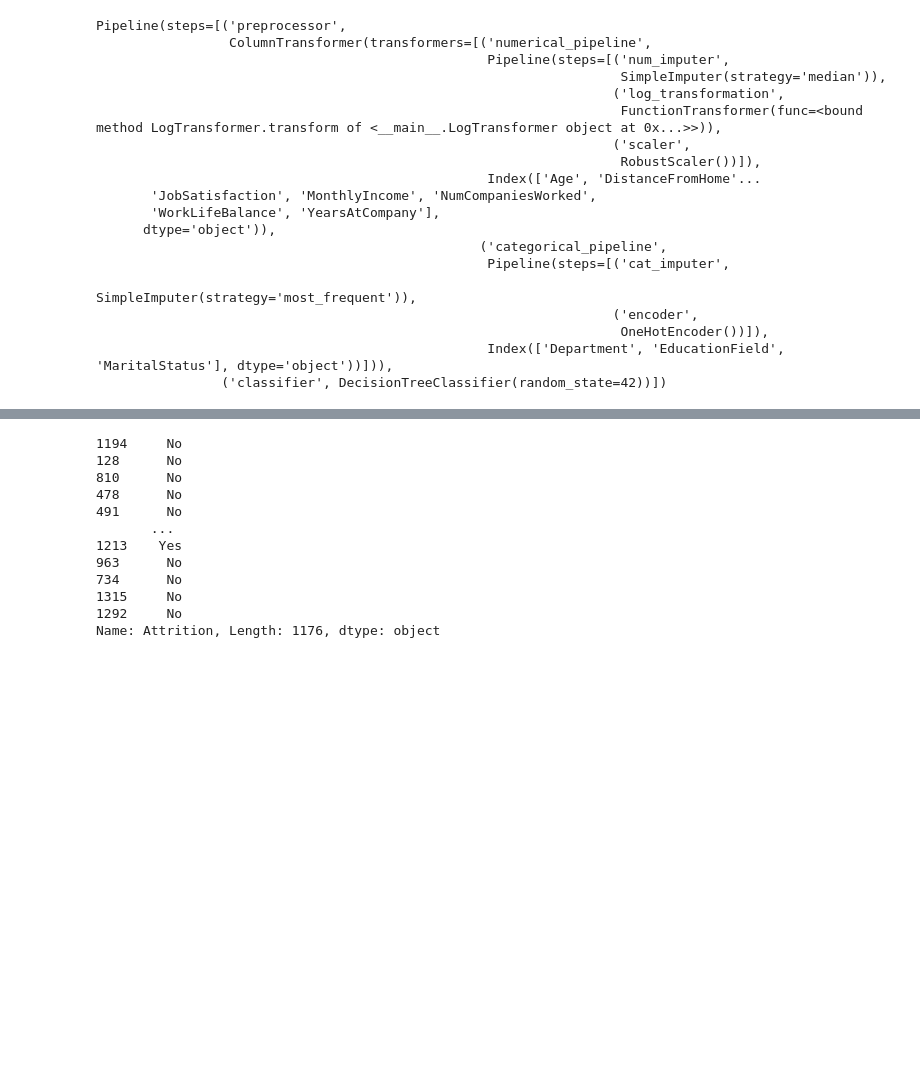
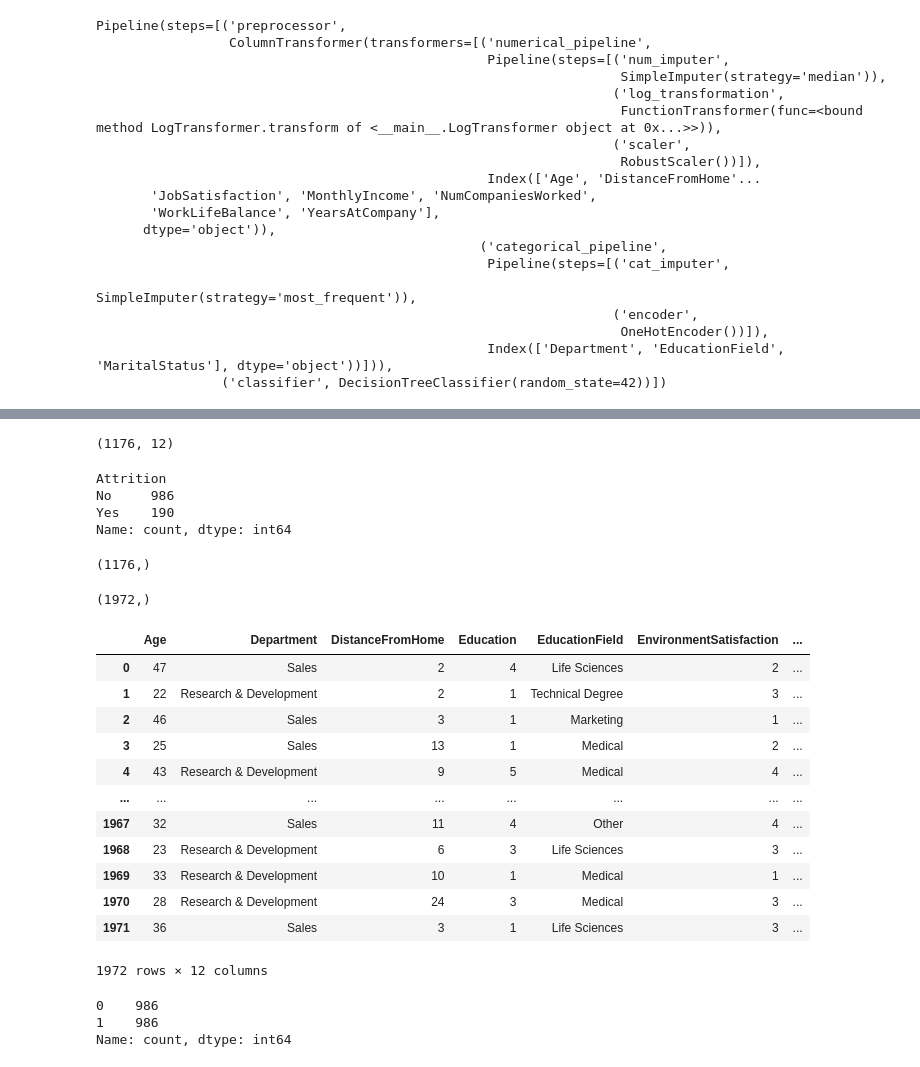
Before and after one commit to coderacheal/IBM-Attrition-Prediction, a Jupyter notebook: notebook.ipynb, the cells around one changed output, grey strips where cells are left out. Cells and saved outputs as stored; diff of their text form; code cells hidden in the pictures; blank space fills up the shorter version.

```diff
--- a/notebook.ipynb
+++ b/notebook.ipynb
@@ -507,15 +522,48 @@ print(classification_report())
+# %%
+X_train.shape
+# %% [output]
+(1176, 12)
 # %%
-y_train
+y_train.value_counts()
 # %% [output]
-1194     No
-128      No
-810      No
-478      No
-491      No
-       ...
-1213    Yes
-963      No
-734      No
-1315     No
-1292     No
-Name: Attrition, Length: 1176, dtype: object
+Attrition
+No     986
+Yes    190
+Name: count, dtype: int64
+# %%
+y_train_encoded.shape
+# %% [output]
+(1176,)
+# %%
+from imblearn.over_sampling import RandomOverSampler
+
+
+sampler = RandomOverSampler()
+
+X_train_resampled, y_train_resampled = sampler.fit_resample(X_train, y_train_encoded)
+# %%
+y_train_resampled.shape
+# %% [output]
+(1972,)
+# %%
+X_train_resampled
+# %% [output]
+|  | Age | Department | DistanceFromHome | Education | EducationField | EnvironmentSatisfaction | ... |
+| 0 | 47 | Sales | 2 | 4 | Life Sciences | 2 | ... |
+| 1 | 22 | Research & Development | 2 | 1 | Technical Degree | 3 | ... |
+| 2 | 46 | Sales | 3 | 1 | Marketing | 1 | ... |
+| 3 | 25 | Sales | 13 | 1 | Medical | 2 | ... |
+| 4 | 43 | Research & Development | 9 | 5 | Medical | 4 | ... |
+| ... | ... | ... | ... | ... | ... | ... | ... |
+| 1967 | 32 | Sales | 11 | 4 | Other | 4 | ... |
+| 1968 | 23 | Research & Development | 6 | 3 | Life Sciences | 3 | ... |
+| 1969 | 33 | Research & Development | 10 | 1 | Medical | 1 | ... |
+| 1970 | 28 | Research & Development | 24 | 3 | Medical | 3 | ... |
+| 1971 | 36 | Sales | 3 | 1 | Life Sciences | 3 | ... |
+1972 rows × 12 columns
+# %%
+pd.DataFrame(y_train_resampled).value_counts()
+# %% [output]
+0    986
+1    986
+Name: count, dtype: int64
```
Also changed, not shown: parts of 21 cells of this notebook, 1 other file.
